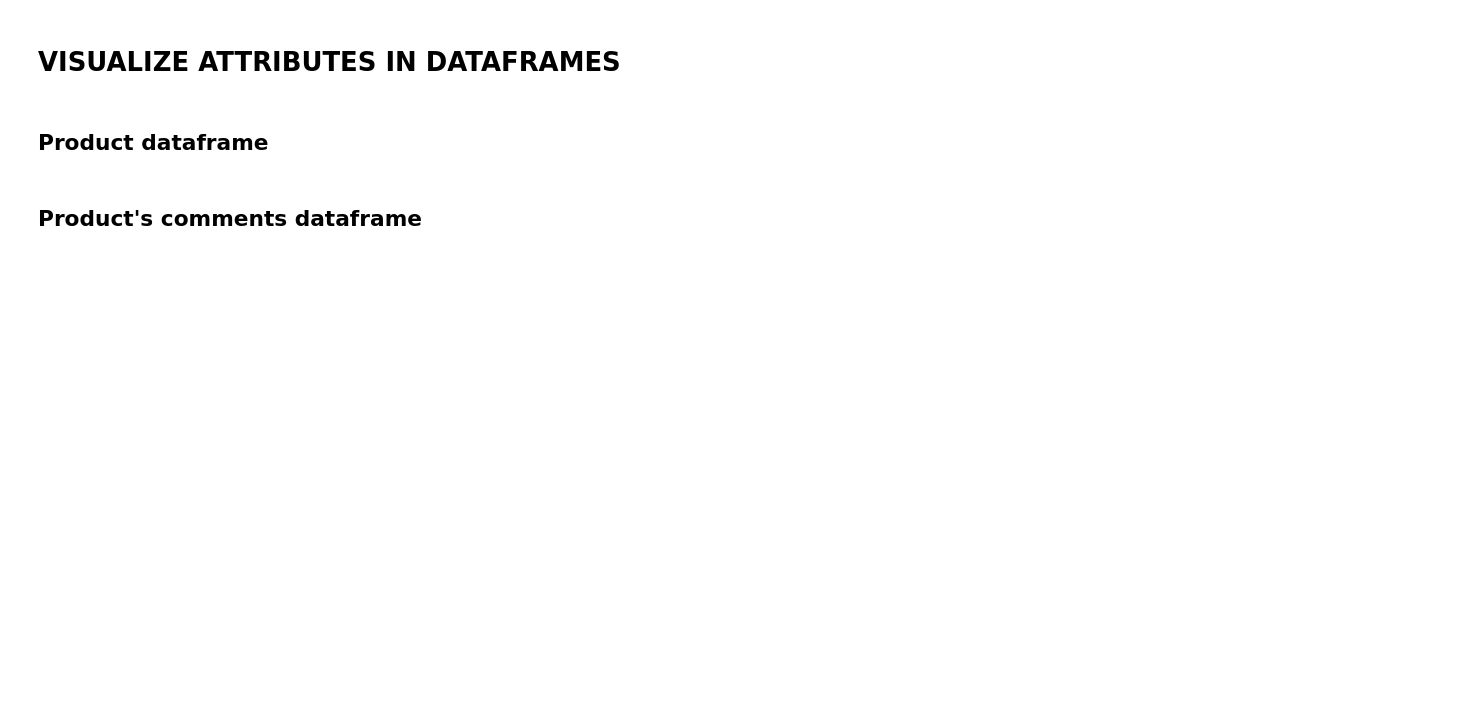
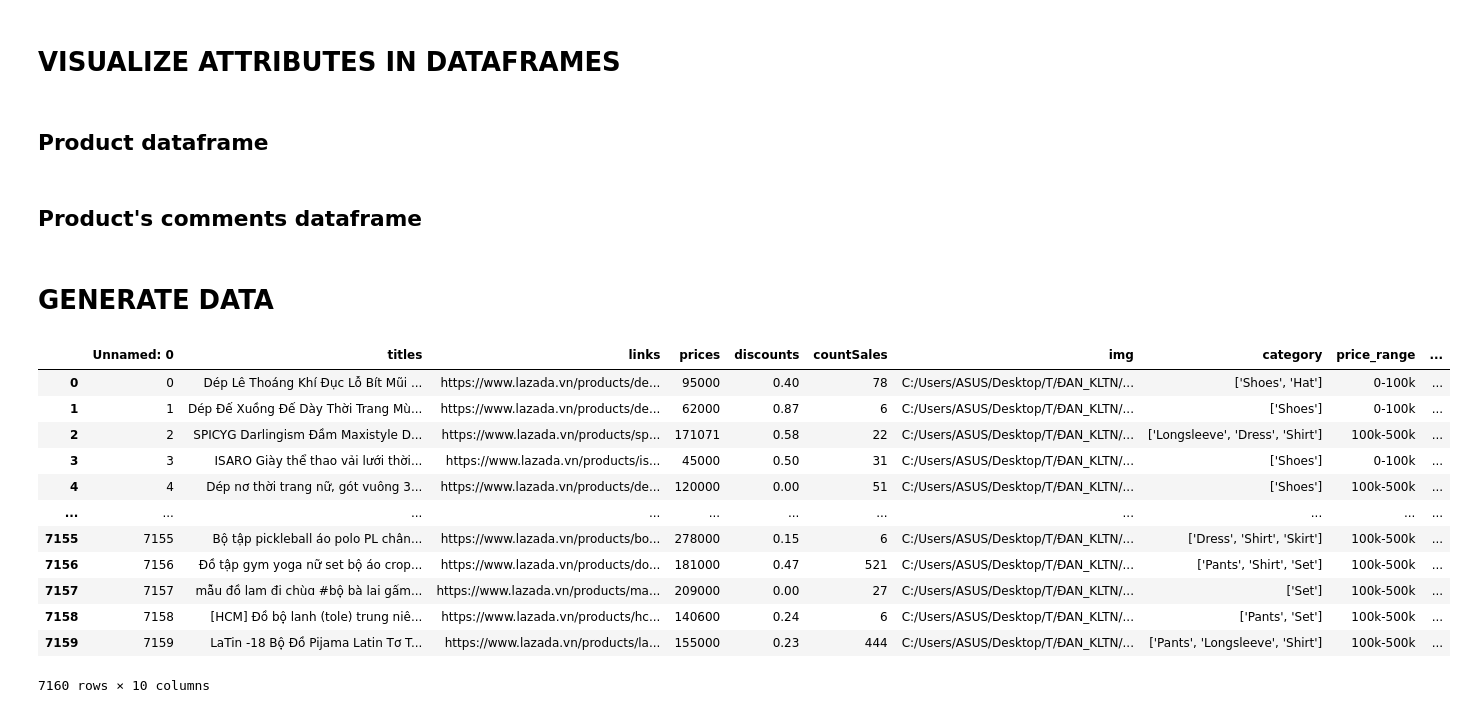
Before and after one commit to tathithienthanh/WomenFashionProductRecommendationSystem, a Jupyter notebook: GraduationThesis_2025/preprocessing_data.ipynb, the cells around one changed output. Cells and saved outputs as stored; diff of their text form; code cells hidden in the pictures; blank space fills up the shorter version.

```diff
--- a/GraduationThesis_2025/preprocessing_data.ipynb
+++ b/GraduationThesis_2025/preprocessing_data.ipynb
@@ -483,0 +646,2 @@ plt.show()
+# %% [markdown]
+# GENERATE DATA
@@ -483,0 +651,19 @@ plt.show()
+# %%
+df_product = pd.read_csv(r'C:\Users\ASUS\Desktop\T\ĐAN_KLTN\backup\df_product.csv')
+df_cmt = pd.read_csv(r'C:\Users\ASUS\Desktop\T\ĐAN_KLTN\backup\df_cmt.csv')
+# %%
+df_product
+# %% [output]
+|  | Unnamed: 0 | titles | links | prices | discounts | countSales | img | category | price_range | ... |
+| 0 | 0 | Dép Lê Thoáng Khí Đục Lỗ Bít Mũi ... | https://www.lazada.vn/products/de... | 95000 | 0.40 | 78 | C:/Users/ASUS/Desktop/T/ĐAN_KLTN/... | ['Shoes', 'Hat'] | 0-100k | ... |
+| 1 | 1 | Dép Đế Xuồng Đế Dày Thời Trang Mù... | https://www.lazada.vn/products/de... | 62000 | 0.87 | 6 | C:/Users/ASUS/Desktop/T/ĐAN_KLTN/... | ['Shoes'] | 0-100k | ... |
+| 2 | 2 | SPICYG Darlingism Đầm Maxistyle D... | https://www.lazada.vn/products/sp... | 171071 | 0.58 | 22 | C:/Users/ASUS/Desktop/T/ĐAN_KLTN/... | ['Longsleeve', 'Dress', 'Shirt'] | 100k-500k | ... |
+| 3 | 3 | ISARO Giày thể thao vải lưới thời... | https://www.lazada.vn/products/is... | 45000 | 0.50 | 31 | C:/Users/ASUS/Desktop/T/ĐAN_KLTN/... | ['Shoes'] | 0-100k | ... |
+| 4 | 4 | Dép nơ thời trang nữ, gót vuông 3... | https://www.lazada.vn/products/de... | 120000 | 0.00 | 51 | C:/Users/ASUS/Desktop/T/ĐAN_KLTN/... | ['Shoes'] | 100k-500k | ... |
+| ... | ... | ... | ... | ... | ... | ... | ... | ... | ... | ... |
+| 7155 | 7155 | Bộ tập pickleball áo polo PL chân... | https://www.lazada.vn/products/bo... | 278000 | 0.15 | 6 | C:/Users/ASUS/Desktop/T/ĐAN_KLTN/... | ['Dress', 'Shirt', 'Skirt'] | 100k-500k | ... |
+| 7156 | 7156 | Đồ tập gym yoga nữ set bộ áo crop... | https://www.lazada.vn/products/do... | 181000 | 0.47 | 521 | C:/Users/ASUS/Desktop/T/ĐAN_KLTN/... | ['Pants', 'Shirt', 'Set'] | 100k-500k | ... |
+| 7157 | 7157 | mẫu đồ lam đi chùɑ #bộ bà lai gấm... | https://www.lazada.vn/products/ma... | 209000 | 0.00 | 27 | C:/Users/ASUS/Desktop/T/ĐAN_KLTN/... | ['Set'] | 100k-500k | ... |
+| 7158 | 7158 | [HCM] Đồ bộ lanh (tole) trung niê... | https://www.lazada.vn/products/hc... | 140600 | 0.24 | 6 | C:/Users/ASUS/Desktop/T/ĐAN_KLTN/... | ['Pants', 'Set'] | 100k-500k | ... |
+| 7159 | 7159 | LaTin -18 Bộ Đồ Pijama Latin Tơ T... | https://www.lazada.vn/products/la... | 155000 | 0.23 | 444 | C:/Users/ASUS/Desktop/T/ĐAN_KLTN/... | ['Pants', 'Longsleeve', 'Shirt'] | 100k-500k | ... |
+7160 rows × 10 columns
```
Also changed, not shown: parts of 72 cells of this notebook, 3 other files.
